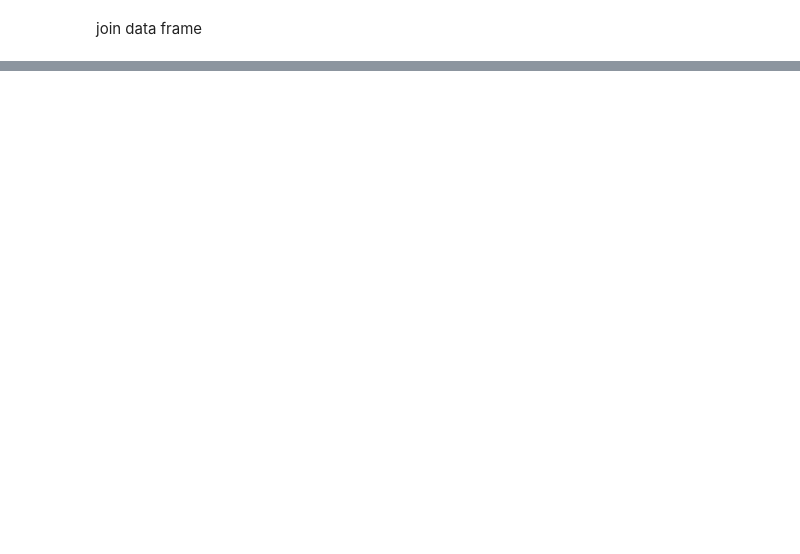
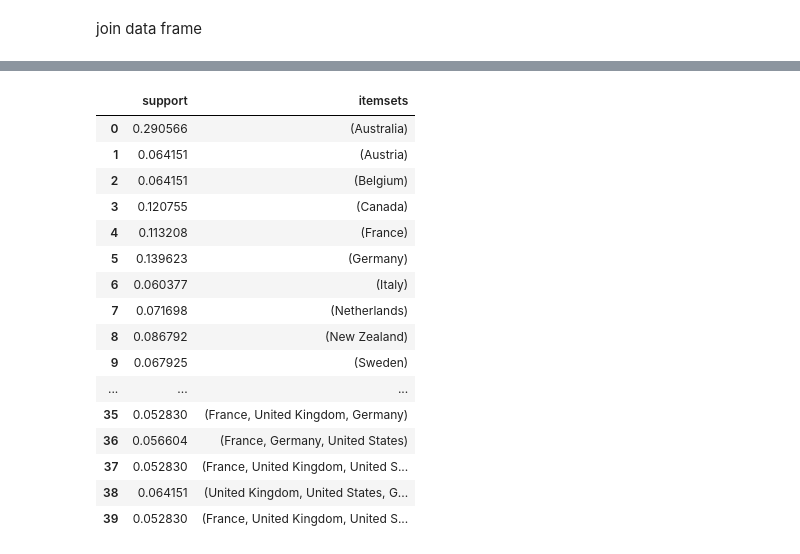
Before and after one commit to adityar22/rekdat-flight_daa, a Jupyter notebook: flightData.ipynb, the cells around one changed output, grey strips where cells are left out. Saved outputs shown, nothing was run; the diff lists cells and outputs as text; code cells hidden in the pictures; blank space fills up the shorter version.

```diff
--- a/flightData.ipynb
+++ b/flightData.ipynb
@@ -483,0 +352,2 @@ res2
+# %%
+df_table = pd.pivot_table(df_merge, values=['country_x', 'country_y'], index=['manufacturername'], columns=['firstSeen'], aggfunc='first')
@@ -483,0 +470,23 @@ res2
+# %%
+from mlxtend.frequent_patterns import apriori
+
+frequent_itemsets = apriori(df_try, min_support=0.05, use_colnames=True)
+frequent_itemsets
+# %% [output]
+|  | support | itemsets |
+| 0 | 0.290566 | (Australia) |
+| 1 | 0.064151 | (Austria) |
+| 2 | 0.064151 | (Belgium) |
+| 3 | 0.120755 | (Canada) |
+| 4 | 0.113208 | (France) |
+| 5 | 0.139623 | (Germany) |
+| 6 | 0.060377 | (Italy) |
+| 7 | 0.071698 | (Netherlands) |
+| 8 | 0.086792 | (New Zealand) |
+| 9 | 0.067925 | (Sweden) |
+| ... | ... | ... |
+| 35 | 0.052830 | (France, United Kingdom, Germany) |
+| 36 | 0.056604 | (France, Germany, United States) |
+| 37 | 0.052830 | (France, United Kingdom, United S... |
+| 38 | 0.064151 | (United Kingdom, United States, G... |
+| 39 | 0.052830 | (France, United Kingdom, United S... |
```
Also changed, not shown: parts of 52 cells of this notebook.
